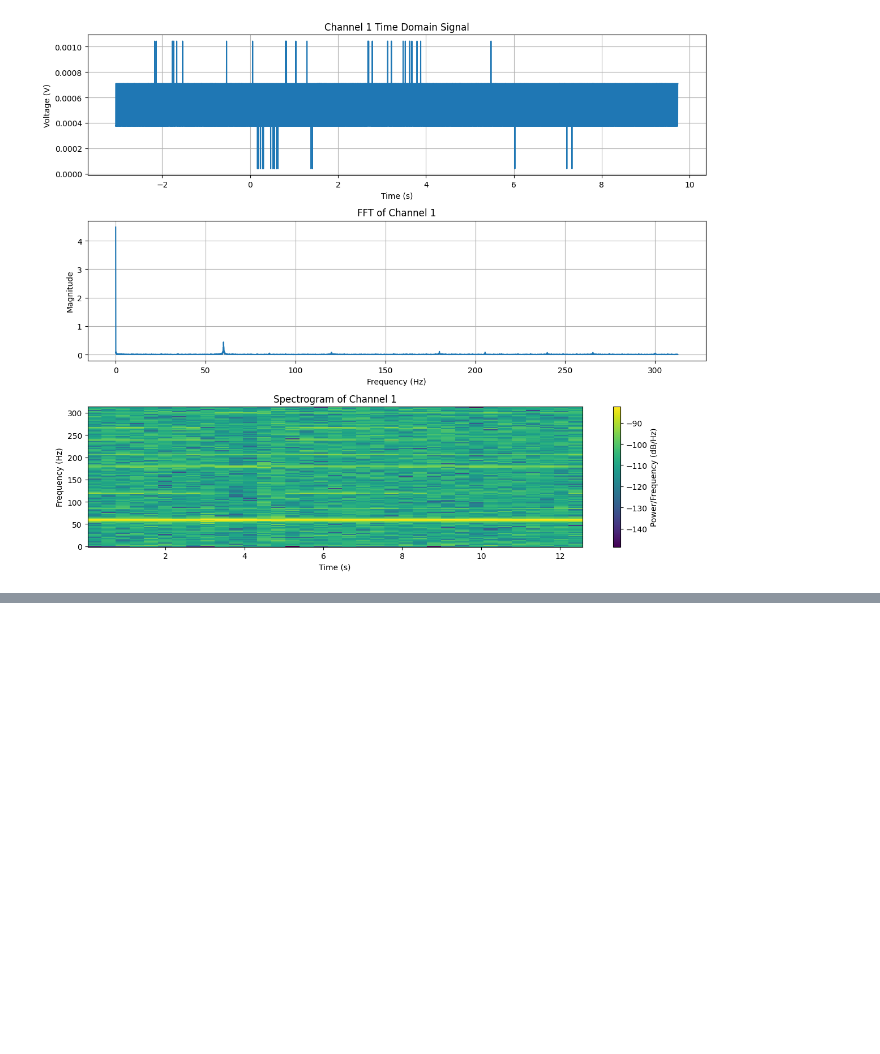
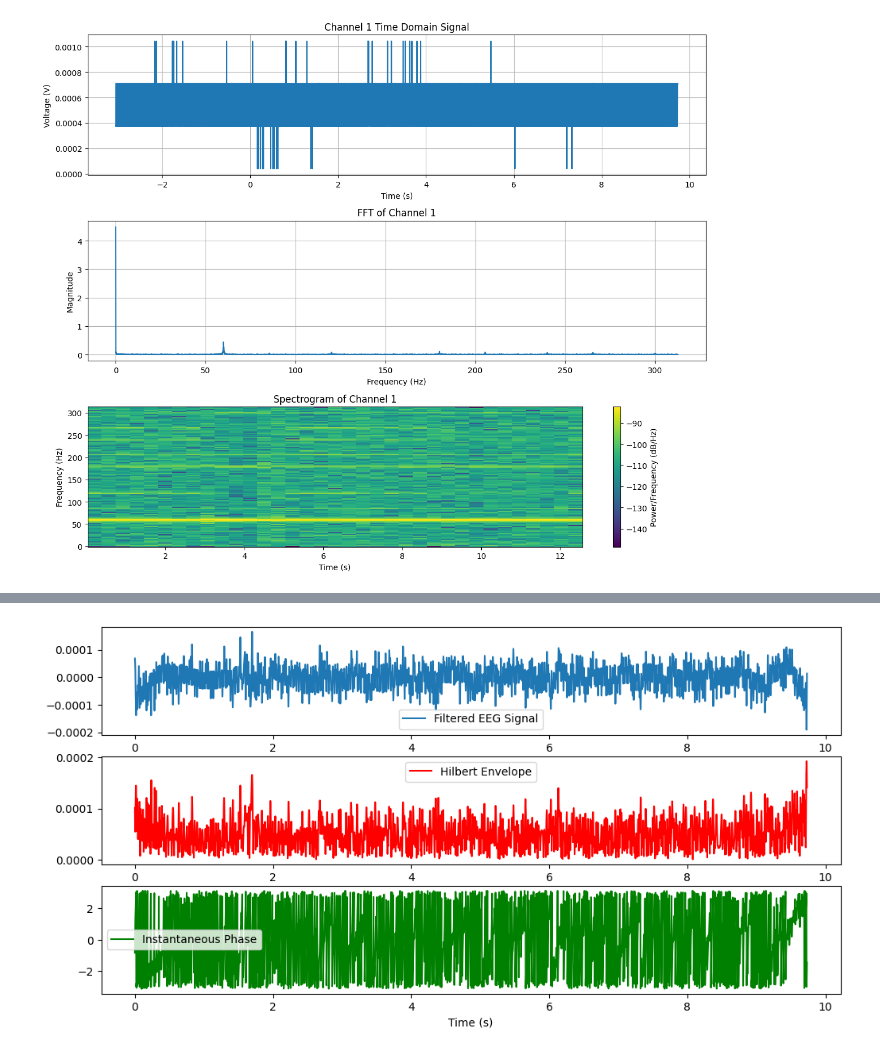
Before and after one commit to amukherjee7/synopsys, a Jupyter notebook: new.ipynb, the cells around one changed output, grey strips where cells are left out. Cells and saved outputs as stored; diff of their text form; code cells hidden in the pictures; blank space fills up the shorter version.

```diff
--- a/new.ipynb
+++ b/new.ipynb
@@ -47,0 +454,47 @@ plt.show()
+# %%
+import numpy as np
+import pandas as pd
+import matplotlib.pyplot as plt
+from scipy.signal import hilbert, butter, filtfilt
+
+# Load the data
+file_path = "/Users/mac/Documents/synopsys/data/anu.csv"  # Update with your actual file path
+df = pd.read_csv(file_path, comment='#')
+
+# Extract time and voltage
+time = df.iloc[:, 0].values  # Time column
+signal = df.iloc[:, 1].values  # Channel 1 (EEG-like signal)
+
+# Bandpass filter (1-50 Hz for EEG)
+def butter_bandpass(lowcut, highcut, fs, order=4):
+    nyq = 0.5 * fs
+    low = lowcut / nyq
+    high = highcut / nyq
+    b, a = butter(order, [low, high], btype='band')
+    return b, a
+
+fs = 625.34  # Sampling frequency
+lowcut, highcut = 1, 50  # EEG-relevant range
+b, a = butter_bandpass(lowcut, highcut, fs)
+filtered_signal = filtfilt(b, a, signal)
+
+# Apply Hilbert transform using FFT
+analytic_signal = hilbert(filtered_signal)
+amplitude_envelope = np.abs(analytic_signal)
+instantaneous_phase = np.angle(analytic_signal)
+
+# Plot results
+plt.figure(figsize=(12, 6))
+plt.subplot(3, 1, 1)
+plt.plot(time, filtered_signal, label="Filtered EEG Signal")
+plt.legend()
+plt.subplot(3, 1, 2)
+plt.plot(time, amplitude_envelope, label="Hilbert Envelope", color='r')
+plt.legend()
+plt.subplot(3, 1, 3)
+plt.plot(time, instantaneous_phase, label="Instantaneous Phase", color='g')
+plt.legend()
+plt.xlabel("Time (s)")
+plt.show()
+# %% [output]
+[figure, added]
```
Also changed, not shown: parts of 22 cells of this notebook, 2 other files.
